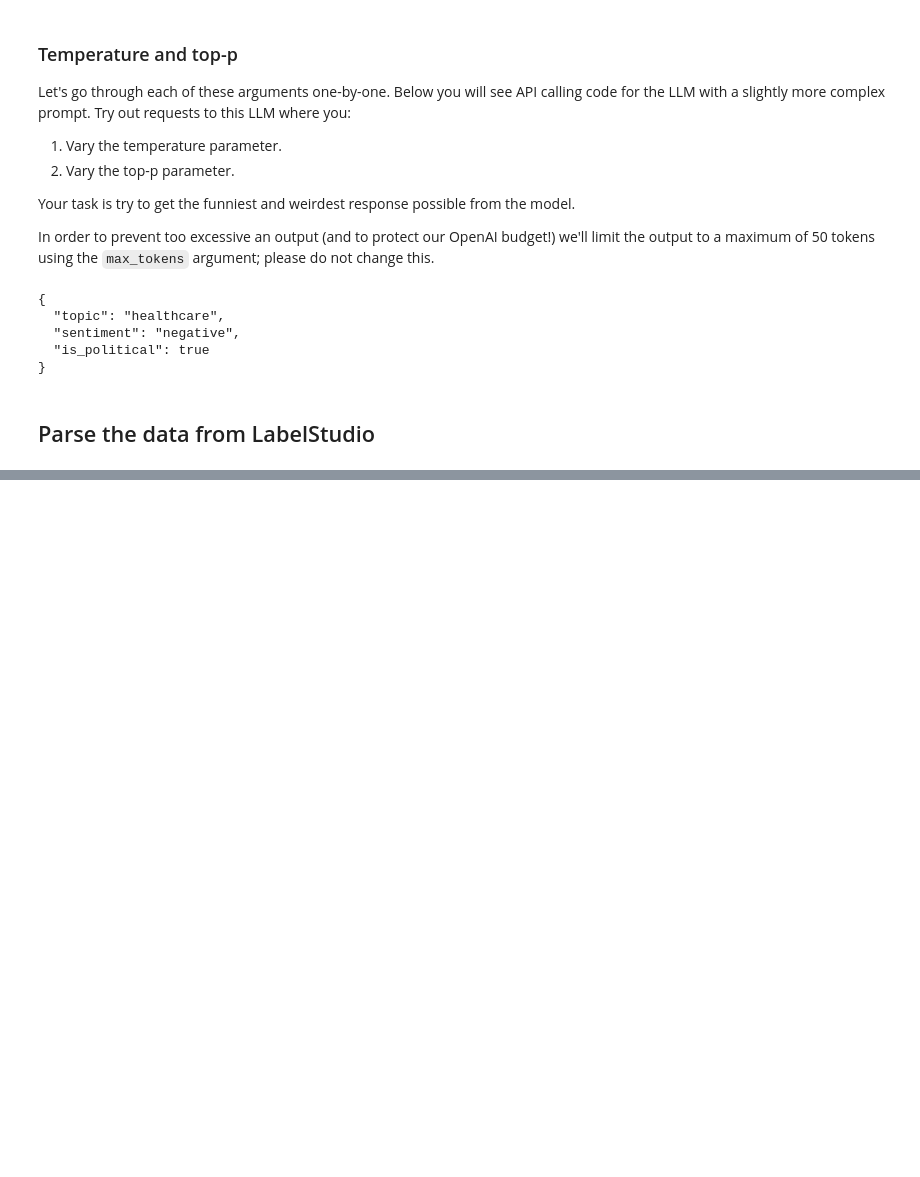
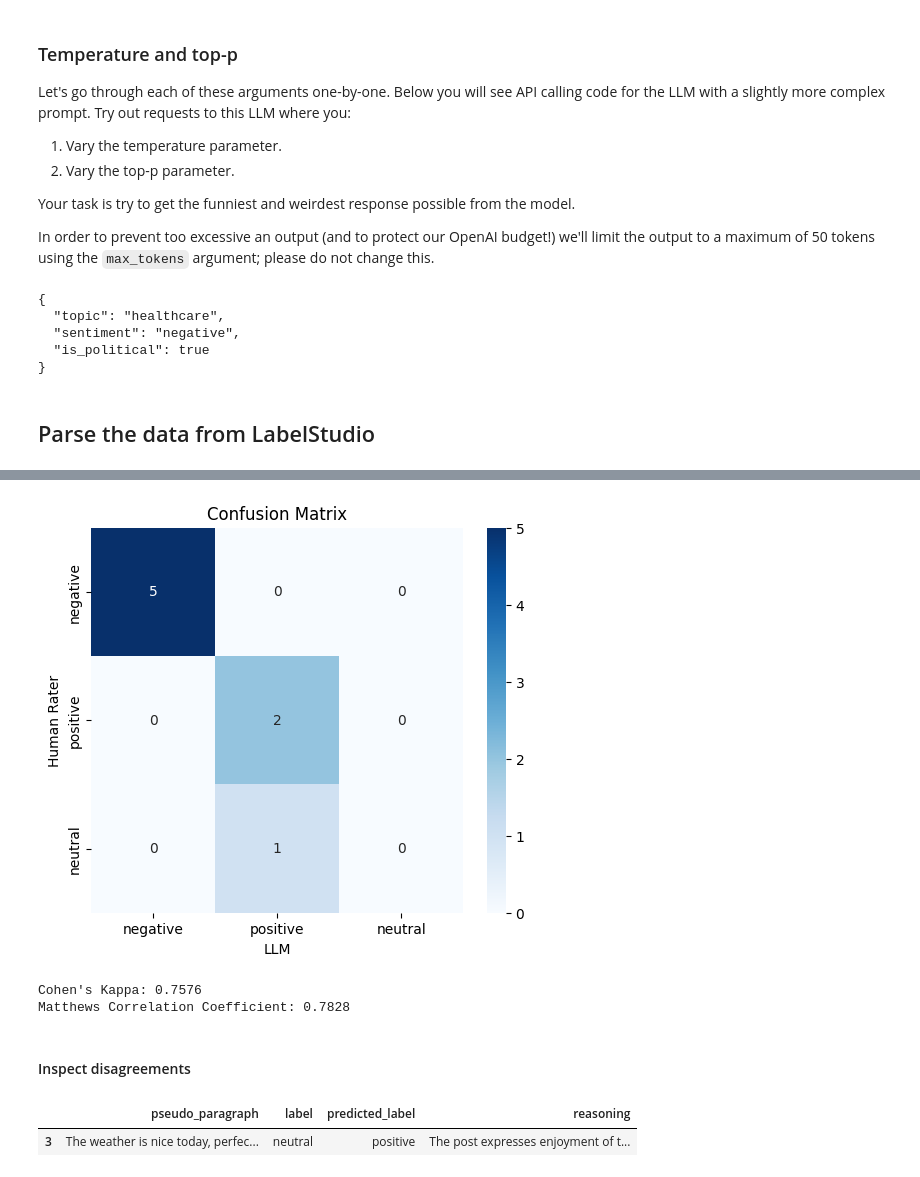
Before and after one commit to zentralbibliothek-zuerich/zblab-summerschool-2026, a Jupyter notebook: notebooks/XX_Labeling.ipynb, the cells around one changed output, grey strips where cells are left out. Drawn from its saved outputs; the diff is of its cells as text; code cells hidden in the pictures; blank space fills up the shorter version.

```diff
--- a/notebooks/XX_Labeling.ipynb
+++ b/notebooks/XX_Labeling.ipynb
@@ -200,0 +407,10 @@ if not LOAD_OWN_DATA:
+# %%
+unlabelled_df = labelled_df[labelled_df["label"].isna()].copy()
+gold_df = labelled_df[~labelled_df["label"].isna()].copy()
+# %%
+sample_size = min(len(gold_df), 20)
+evaluation_size = min(10, sample_size // 2)
+tuning_size = sample_size - evaluation_size
+
+evaluation_df = gold_df.sample(evaluation_size, random_state=42)
+tuning_df = gold_df.drop(evaluation_df.index)
@@ -200,0 +428,8 @@ if not LOAD_OWN_DATA:
+# %%
+# ⬇️⬇️⬇️ Adjust the categories according to your data
+categories = {
+    "positive": "The post expresses a positive sentiment.",
+    "negative": "The post expresses a negative sentiment.",
+    "neutral": "The post does not express a clear positive or negative sentiment."
+}
+# ⬆️⬆️⬆️
@@ -200,0 +502,12 @@ if not LOAD_OWN_DATA:
+# %%
+def safe_get_model_response(post: str):
+    try:
+        prediction = get_model_response(post)
+        label = prediction.get("label", "error")
+        reasoning = prediction.get("reasoning", "No reasoning provided.")
+        return pd.Series([label, reasoning])
+    except Exception as e:
+        print(f"Error processing post: {e}")
+        return pd.Series(["error", str(e)])
+
+tuning_df[["predicted_label", "reasoning"]] = tuning_df["pseudo_paragraph"].progress_apply(safe_get_model_response)
@@ -200,0 +526,15 @@ if not LOAD_OWN_DATA:
+# %%
+
+
+evaluate_rater_agreement(tuning_df["label"], "Human Rater", tuning_df["predicted_label"], "LLM")
+# %% [output]
+[figure, added]
+Cohen's Kappa: 0.7576
+Matthews Correlation Coefficient: 0.7828
+# %% [markdown]
+#### Inspect disagreements
+# %%
+tuning_df[tuning_df["label"] != tuning_df["predicted_label"]][["pseudo_paragraph", "label", "predicted_label", "reasoning"]]
+# %% [output]
+|  | pseudo_paragraph | label | predicted_label | reasoning |
+| 3 | The weather is nice today, perfec... | neutral | positive | The post expresses enjoyment of t... |
```
Also changed, not shown: parts of 15 cells of this notebook, 16 other files.
